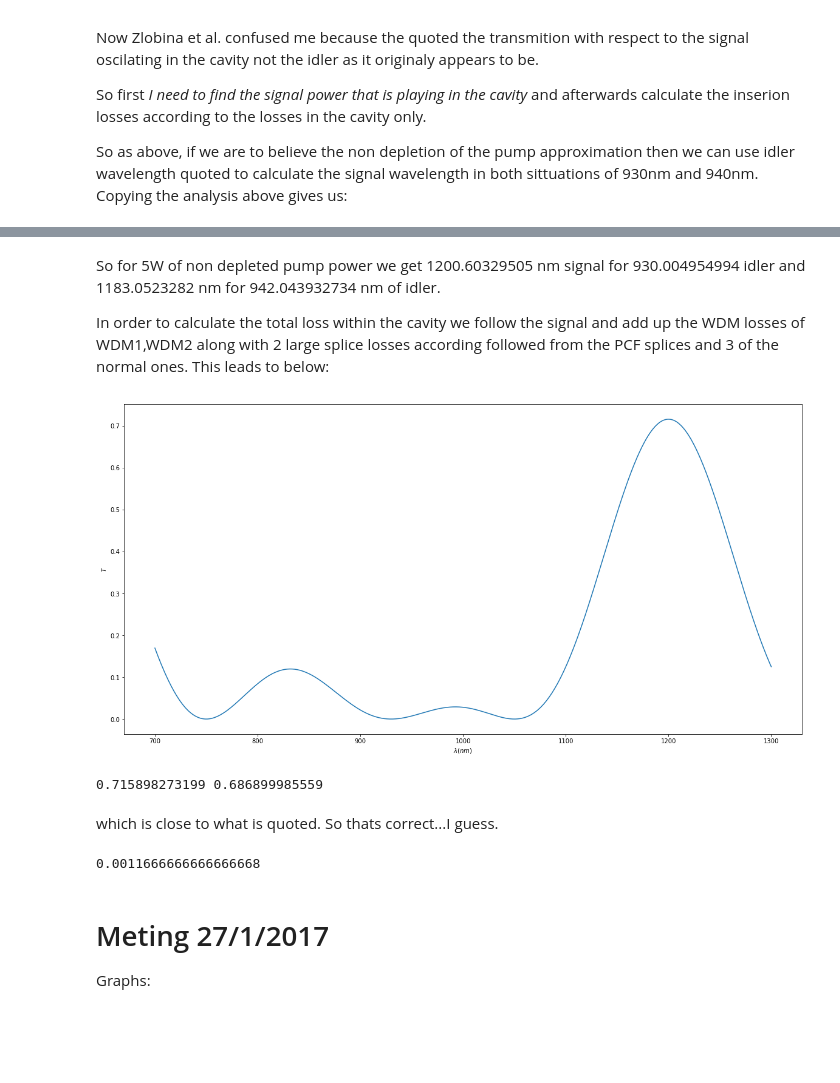
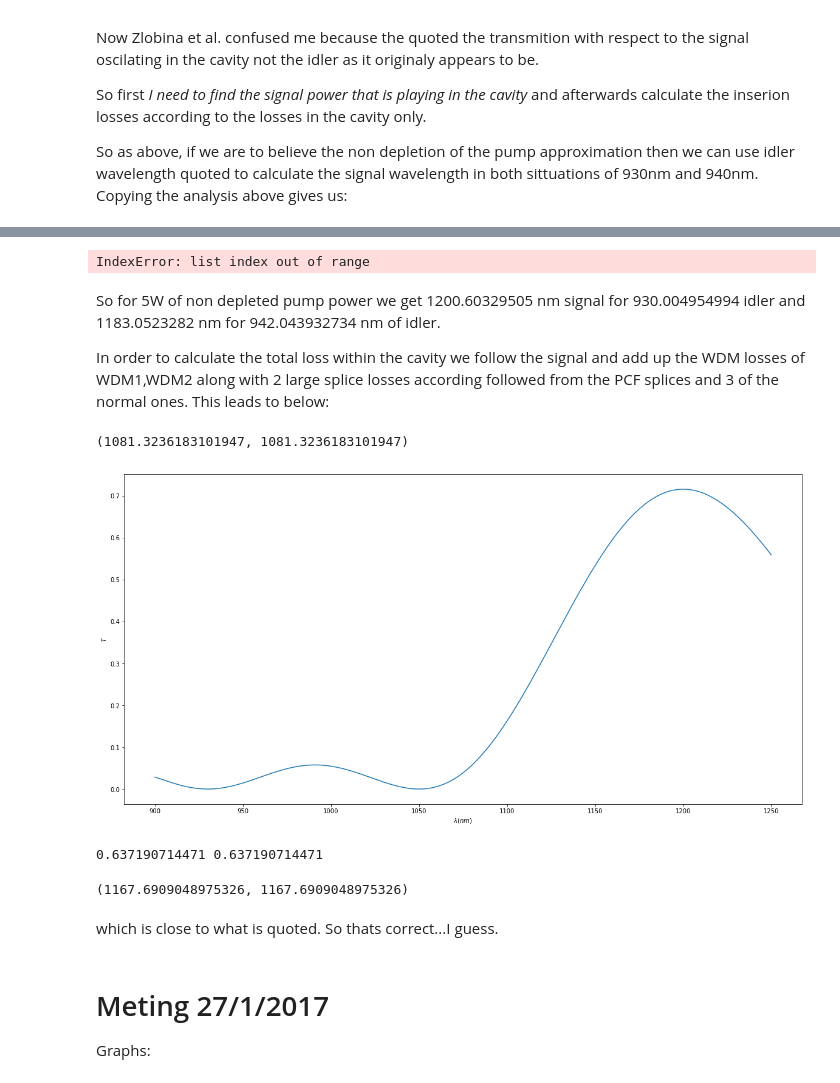
Before and after one commit to ibegleris/w-fopo, a Jupyter notebook: Log_sm-fopo.ipynb, the cells around one changed output, grey strips where cells are left out. Saved outputs shown, nothing was run; the diff lists cells and outputs as text; code cells hidden in the pictures; blank space fills up the shorter version.

```diff
--- a/Log_sm-fopo.ipynb
+++ b/Log_sm-fopo.ipynb
@@ -755,21 +755,22 @@ from functions import *
 # Define splice losses
 l1, l2 = 0.3895,0.225630004434
 #l1, l2 = 10,0
-lv = np.linspace(700, 1300,1024)
-WDM1 = WDM(1200, 1050,lv)
-WDM2 = WDM(930, 1200, lv)
-WDM3 = WDM(930, 1050,lv)
-WDM4 = WDM(930, 1200,lv)
+lv = np.linspace(900, 1250,1024)
+fv = c/lv
+WDM1 = WDM(1050, 1200,fv,c)
+WDM2 = WDM(930, 1200, fv,c)
+WDM3 = WDM(930, 1050,fv,c)
+WDM4 = WDM(930, 1200,fv,c)
 
 def db(x):
     return 10*np.log10(x)
 
 def wdm_losses(l):
-    return db(WDM1.il_port2(l)) + db(WDM2.il_port1(l))# + db(WDM3.il_port1(l)) + db(WDM3.il_port1(l))
+    return db(WDM1.il_port2(l)) + db(WDM2.il_port2(l))# + db(WDM3.il_port1(l)) + db(WDM3.il_port1(l))
 
 
 def total_loss(l, l1,l2):
-    return  -2*l1 + -3*l2 + wdm_losses(l) - 0.021
+    return   + wdm_losses(l) - 0.021-2*l1 + -3*l2
 
 def totalT(l,l1, l2):
     return 10**(total_loss(l,l1,l2)/10)
@@ -1224,23 +1243,34 @@ TypeError: 'int' object is not iterable
+# %%
+ccc = plot(pump_tot[1])[2]
+sol_tot += (ccc,)
+# %% [output]
+IndexError: list index out of range
 # %% [markdown]
 So for 5W of non depleted pump power we get 1200.60329505 nm signal for 930.004954994 idler
 and 1183.0523282 nm for 942.043932734 nm of idler.
 
 In order to calculate the total loss within the cavity we follow the signal and add up the WDM losses of WDM1,WDM2 along with 2 large splice losses according followed from the PCF splices and 3 of the normal ones. This leads to below:
+# %%
+sol_tot
+# %% [output]
+(1081.3236183101947, 1081.3236183101947)
 # %%
 from functions import *
 # Define splice losses
 l1, l2 = 0.4895,0.225630004434
 #l1, l2 = 10,0
-WDM1 = WDM(1200, 1050,lv)
-WDM2 = WDM(930, 1200, lv)
-WDM3 = WDM(930, 1050,lv)
-WDM4 = WDM(930, 1200,lv)
+lv = np.linspace(900, 1250, 512)
+fv = c/lv
+WDM1 = WDM(1050, 1200,fv,c)
+WDM2 = WDM(930, 1200, fv,c)
+WDM3 = WDM(930, 1050,fv,c)
+WDM4 = WDM(930, 1200,fv,c)
 
 def db(x):
     return 10*np.log10(x)
 
 def wdm_losses(l):
-    return db(WDM1.il_port2(l)) + db(WDM2.il_port1(l))# + db(WDM3.il_port1(l)) + db(WDM3.il_port1(l))
+    return db(WDM1.il_port2(l)) + db(WDM2.il_port2(l))# + db(WDM3.il_port1(l)) + db(WDM3.il_port1(l))
 
 
 def total_loss(l, l1,l2):
@@ -1249,26 +1279,26 @@ def total_loss(l, l1,l2):
 def totalT(l,l1, l2):
     return 10**(total_loss(l,l1,l2)/10)
 # %%
-lv = np.linspace(700, 1300,1024)
+
 fig = plt.figure(figsize=(20.0, 10.0))
 plt.gca().get_yaxis().get_major_formatter().set_useOffset(False)
 plt.plot(lv, totalT(lv,l1, l2))
 plt.xlabel(r'$\lambda(nm)$')
 plt.ylabel(r'$T$')
 
 plt.show()
 # %% [output]
-[figure, old version]
+[figure, new version]
 # %%
-print(totalT(1200.60329505,l1, l2), totalT(1183.0523282,l1, l2))
+print(totalT(sol_tot[0],l1, l2), totalT(sol_tot[1],l1, l2))
 # %% [output]
-0.715898273199 0.686899985559
+0.637190714471 0.637190714471
+# %%
+sol_tot
+# %% [output]
+(1167.6909048975326, 1167.6909048975326)
 # %% [markdown]
 which is close to what is quoted. So thats correct...I guess.
-# %%
-0.021/18
-# %% [output]
-0.0011666666666666668
 # %% [markdown]
 # Meting 27/1/2017
 
```
Also changed, not shown: parts of 16 cells of this notebook, 10 other files.
